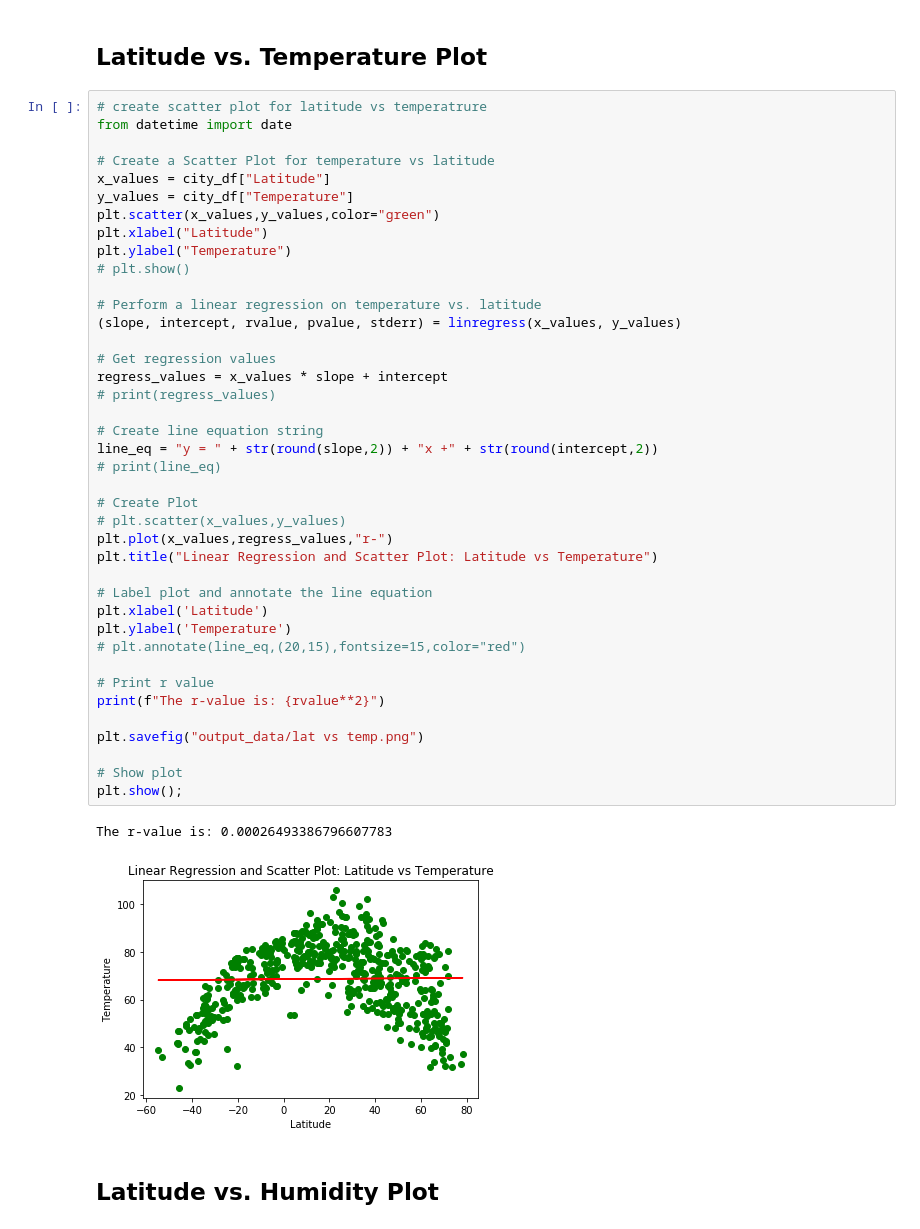
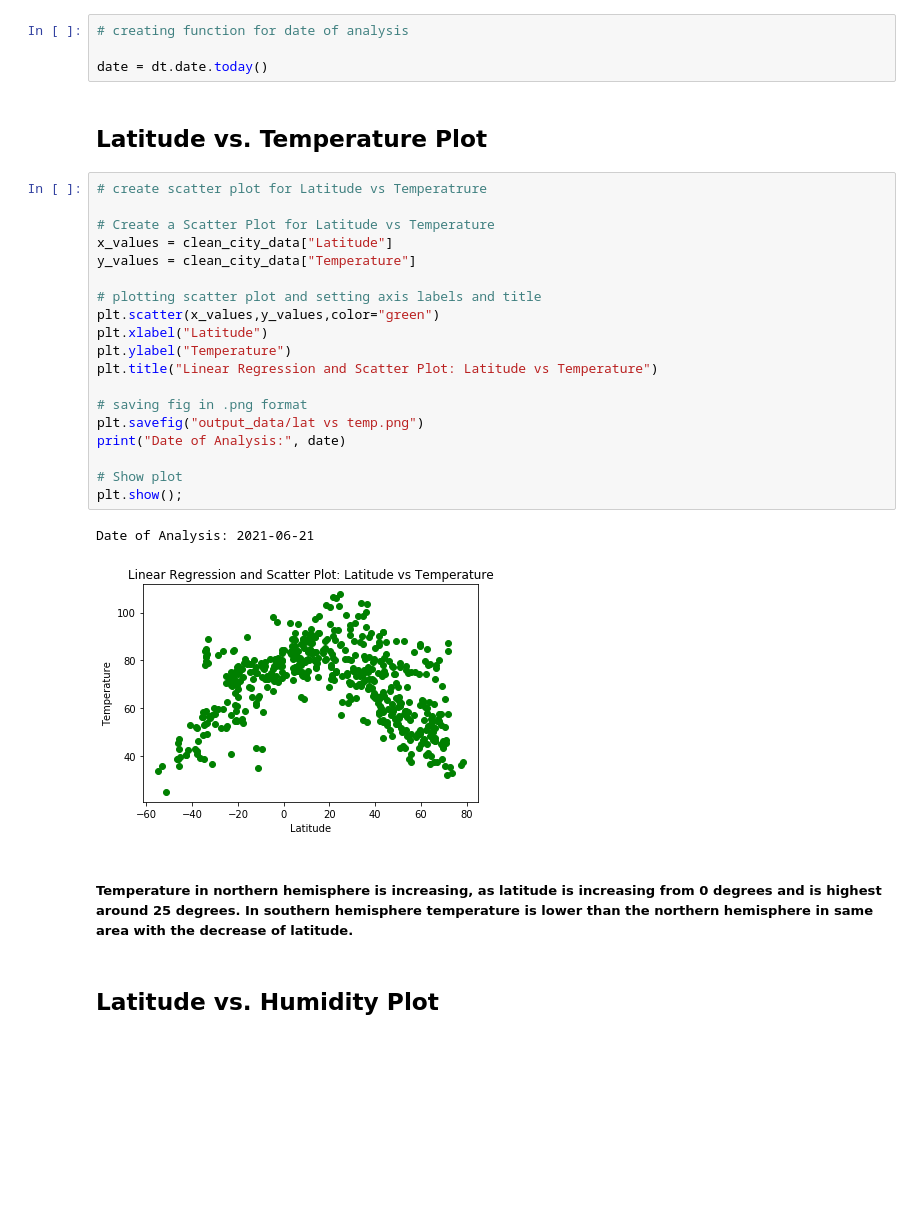
Before and after one commit to cell2silicon/API-Homework, a Jupyter notebook: starter_code/WeatherPy.ipynb, the cells around one changed output. Drawn from its saved outputs; the diff is of its cells as text; blank space fills up the shorter version.

```diff
--- a/starter_code/WeatherPy.ipynb
+++ b/starter_code/WeatherPy.ipynb
@@ -189,50 +243,35 @@ city_humidity
 ## Plotting the Data
 * Use proper labeling of the plots using plot titles (including date of analysis) and axes labels.
 * Save the plotted figures as .pngs.
+# %%
+# creating function for date of analysis
+
+date = dt.date.today()
 # %% [markdown]
 ## Latitude vs. Temperature Plot
-# %%
-# create scatter plot for latitude vs temperatrure
-from datetime import date
-
-# Create a Scatter Plot for temperature vs latitude
-x_values = city_df["Latitude"]
-y_values = city_df["Temperature"]
-plt.scatter(x_values,y_values,color="green")
-plt.xlabel("Latitude")
-plt.ylabel("Temperature")
-# plt.show()
-
-# Perform a linear regression on temperature vs. latitude
-(slope, intercept, rvalue, pvalue, stderr) = linregress(x_values, y_values)
-
-# Get regression values
-regress_values = x_values * slope + intercept
-# print(regress_values)
-
-# Create line equation string
-line_eq = "y = " + str(round(slope,2)) + "x +" + str(round(intercept,2))
-# print(line_eq)
-
-# Create Plot
-# plt.scatter(x_values,y_values)
-plt.plot(x_values,regress_values,"r-")
-plt.title("Linear Regression and Scatter Plot: Latitude vs Temperature")
-
-# Label plot and annotate the line equation
-plt.xlabel('Latitude')
-plt.ylabel('Temperature')
-# plt.annotate(line_eq,(20,15),fontsize=15,color="red")
-
-# Print r value
-print(f"The r-value is: {rvalue**2}")
-
-plt.savefig("output_data/lat vs temp.png")
-
-# Show plot
-plt.show();
-# %% [output]
-The r-value is: 0.00026493386796607783
-[figure, removed]
+# %%
+# create scatter plot for Latitude vs Temperatrure
+
+# Create a Scatter Plot for Latitude vs Temperature
+x_values = clean_city_data["Latitude"]
+y_values = clean_city_data["Temperature"]
+
+# plotting scatter plot and setting axis labels and title
+plt.scatter(x_values,y_values,color="green")
+plt.xlabel("Latitude")
+plt.ylabel("Temperature")
+plt.title("Linear Regression and Scatter Plot: Latitude vs Temperature")
+
+# saving fig in .png format
+plt.savefig("output_data/lat vs temp.png")
+print("Date of Analysis:", date)
+
+# Show plot
+plt.show();
+# %% [output]
+Date of Analysis: 2021-06-21
+[figure, added]
+# %% [markdown]
+##### Temperature in northern hemisphere is increasing, as latitude is increasing from 0 degrees and is highest around 25 degrees. In southern hemisphere temperature is lower than the northern hemisphere in same area with the decrease of latitude.
 # %% [markdown]
 ## Latitude vs. Humidity Plot
```
Also changed, not shown: parts of 49 cells of this notebook, 21 other files.
